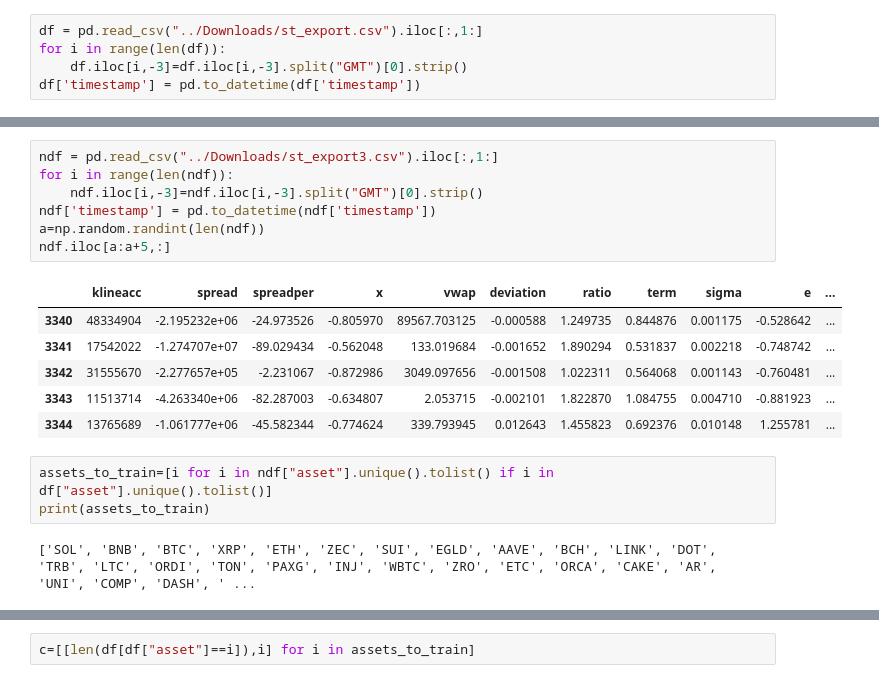
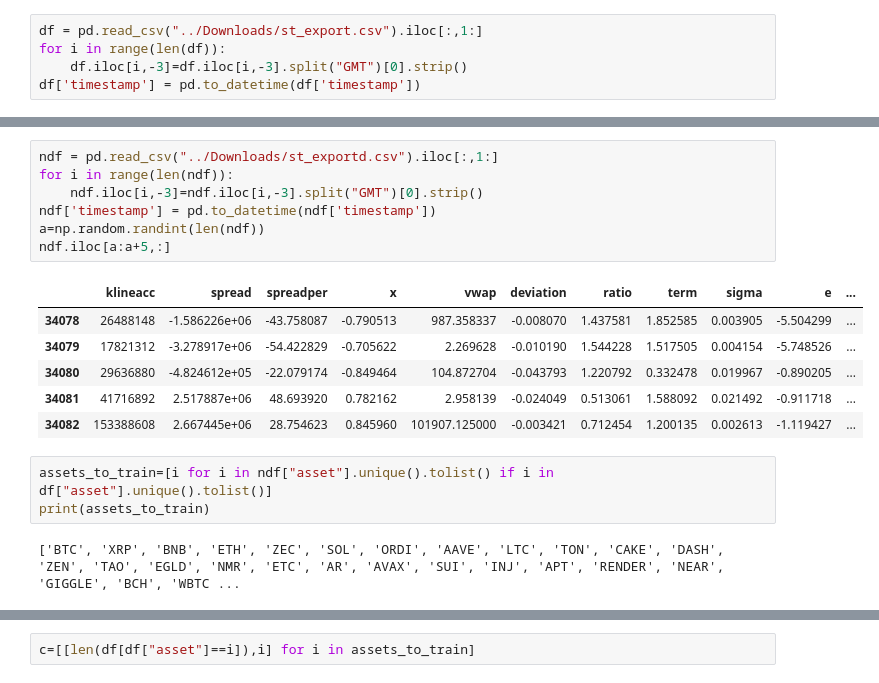
Before and after one commit to itpofy2024o/st, a Jupyter notebook: ut.ipynb, the cells around one changed output, grey strips where cells are left out. Drawn from its saved outputs; the diff is of its cells as text.

```diff
--- a/ut.ipynb
+++ b/ut.ipynb
@@ -44,19 +44,19 @@ df.iloc[a:a+5,:]
 # %%
-ndf = pd.read_csv("../Downloads/st_export3.csv").iloc[:,1:]
+ndf = pd.read_csv("../Downloads/st_exportd.csv").iloc[:,1:]
 for i in range(len(ndf)):
     ndf.iloc[i,-3]=ndf.iloc[i,-3].split("GMT")[0].strip()
 ndf['timestamp'] = pd.to_datetime(ndf['timestamp'])
 a=np.random.randint(len(ndf))
 ndf.iloc[a:a+5,:]
 # %% [output]
 |  | klineacc | spread | spreadper | x | vwap | deviation | ratio | term | sigma | e | ... |
-| 3340 | 48334904 | -2.195232e+06 | -24.973526 | -0.805970 | 89567.703125 | -0.000588 | 1.249735 | 0.844876 | 0.001175 | -0.528642 | ... |
-| 3341 | 17542022 | -1.274707e+07 | -89.029434 | -0.562048 | 133.019684 | -0.001652 | 1.890294 | 0.531837 | 0.002218 | -0.748742 | ... |
-| 3342 | 31555670 | -2.277657e+05 | -2.231067 | -0.872986 | 3049.097656 | -0.001508 | 1.022311 | 0.564068 | 0.001143 | -0.760481 | ... |
-| 3343 | 11513714 | -4.263340e+06 | -82.287003 | -0.634807 | 2.053715 | -0.002101 | 1.822870 | 1.084755 | 0.004710 | -0.881923 | ... |
-| 3344 | 13765689 | -1.061777e+06 | -45.582344 | -0.774624 | 339.793945 | 0.012643 | 1.455823 | 0.692376 | 0.010148 | 1.255781 | ... |
+| 34078 | 26488148 | -1.586226e+06 | -43.758087 | -0.790513 | 987.358337 | -0.008070 | 1.437581 | 1.852585 | 0.003905 | -5.504299 | ... |
+| 34079 | 17821312 | -3.278917e+06 | -54.422829 | -0.705622 | 2.269628 | -0.010190 | 1.544228 | 1.517505 | 0.004154 | -5.748526 | ... |
+| 34080 | 29636880 | -4.824612e+05 | -22.079174 | -0.849464 | 104.872704 | -0.043793 | 1.220792 | 0.332478 | 0.019967 | -0.890205 | ... |
+| 34081 | 41716892 | 2.517887e+06 | 48.693920 | 0.782162 | 2.958139 | -0.024049 | 0.513061 | 1.588092 | 0.021492 | -0.911718 | ... |
+| 34082 | 153388608 | 2.667445e+06 | 28.754623 | 0.845960 | 101907.125000 | -0.003421 | 0.712454 | 1.200135 | 0.002613 | -1.119427 | ... |
 # %%
 assets_to_train=[i for i in ndf["asset"].unique().tolist() if i in df["asset"].unique().tolist()]
 print(assets_to_train)
 # %% [output]
-['SOL', 'BNB', 'BTC', 'XRP', 'ETH', 'ZEC', 'SUI', 'EGLD', 'AAVE', 'BCH', 'LINK', 'DOT', 'TRB', 'LTC', 'ORDI', 'TON', 'PAXG', 'INJ', 'WBTC', 'ZRO', 'ETC', 'ORCA', 'CAKE', 'AR', 'UNI', 'COMP', 'DASH', ' ...
+['BTC', 'XRP', 'BNB', 'ETH', 'ZEC', 'SOL', 'ORDI', 'AAVE', 'LTC', 'TON', 'CAKE', 'DASH', 'ZEN', 'TAO', 'EGLD', 'NMR', 'ETC', 'AR', 'AVAX', 'SUI', 'INJ', 'APT', 'RENDER', 'NEAR', 'GIGGLE', 'BCH', 'WBTC ...
```
Also changed, not shown: parts of 19 cells of this notebook, 6 other files.
